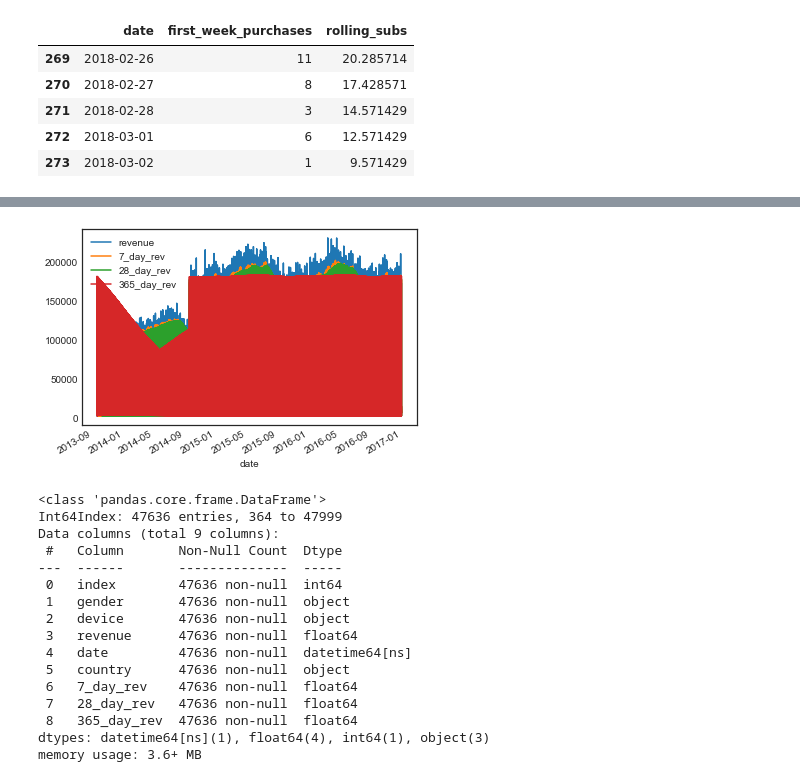
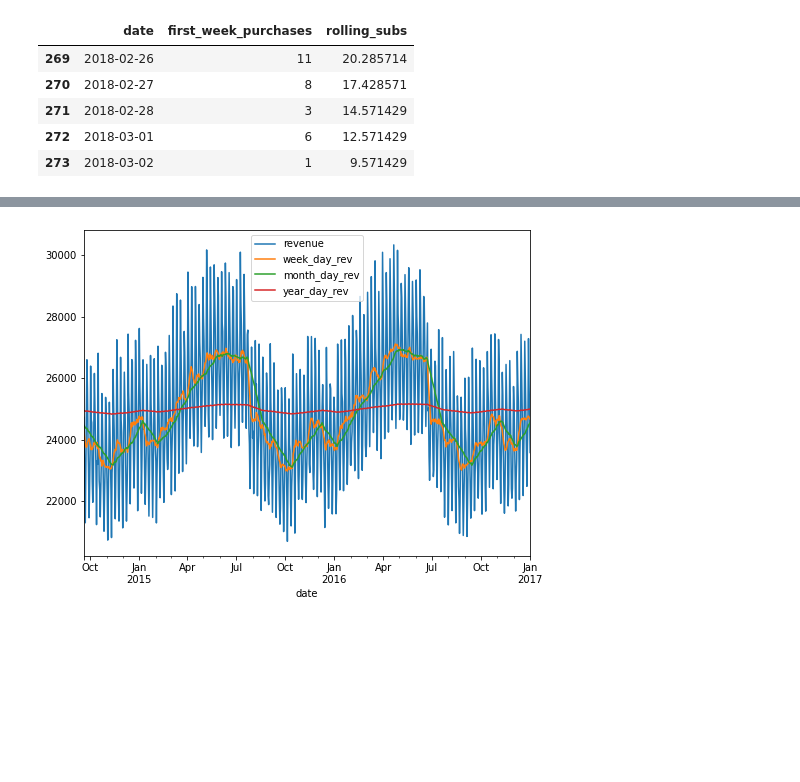
Before and after one commit to gokhankesler/med-app-a-b-testing, a Jupyter notebook: notebooks/2.0-gk-eda.ipynb, the cells around one changed output, grey strips where cells are left out. Saved outputs shown, nothing was run; the diff lists cells and outputs as text; code cells hidden in the pictures; blank space fills up the shorter version.

```diff
--- a/notebooks/2.0-gk-eda.ipynb
+++ b/notebooks/2.0-gk-eda.ipynb
@@ -212,5 +212,6 @@ usa_subscription.plot(x='date', y='rolling_subs')
 # %%
 daily_revenue = pd.read_csv('../data/interim/daily_revenue.csv', parse_dates=['date'], infer_datetime_format=True)
-
-daily_revenue.head()
+subscription = daily_revenue.groupby(by='date', as_index=False).agg({'revenue':'mean'})
+plt.figure(figsize=(10,8))
+subscription.head()
 # %% [output]
@@ -223,14 +225,15 @@ daily_revenue.head()
 # %%
 # Compute 7_day_rev
-daily_revenue['7_day_rev'] = daily_revenue.revenue.rolling(window=7,center=False).mean()
+subscription['week_day_rev'] = subscription.revenue.rolling(window=7,center=False).mean()
 
 # Compute 28_day_rev
-daily_revenue['28_day_rev'] = daily_revenue.revenue.rolling(window=28,center=False).mean()
+subscription['month_day_rev'] = subscription.revenue.rolling(window=28,center=False).mean()
 
 # Compute 365_day_rev
-daily_revenue['365_day_rev'] = daily_revenue.revenue.rolling(window=365,center=False).mean()
+subscription['year_day_rev'] = subscription.revenue.rolling(window=365,center=False).mean()
 
 # Plot date, and revenue, along with the 3 rolling functions (in order)
-daily_revenue.dropna(inplace=True)
-daily_revenue.info()
+subscription.dropna(inplace=True)
+
+subscription.head()
 # %% [output]
@@ -265,25 +251,6 @@ daily_revenue.describe()
 # %%
-daily_revenue.plot(x='date', y=['revenue', '7_day_rev', '28_day_rev', '365_day_rev' ])
 
+subscription.plot(x='date', y=['revenue','week_day_rev','month_day_rev','year_day_rev'], figsize=(8,6))
 plt.show()
 # %% [output]
-[figure, old version]
+[figure, new version]
-# %%
-daily_revenue.info()
-# %% [output]
-<class 'pandas.core.frame.DataFrame'>
-Int64Index: 47636 entries, 364 to 47999
-Data columns (total 9 columns):
- #   Column       Non-Null Count  Dtype
----  ------       --------------  -----
- 0   index        47636 non-null  int64
- 1   gender       47636 non-null  object
- 2   device       47636 non-null  object
- 3   revenue      47636 non-null  float64
- 4   date         47636 non-null  datetime64[ns]
- 5   country      47636 non-null  object
- 6   7_day_rev    47636 non-null  float64
- 7   28_day_rev   47636 non-null  float64
- 8   365_day_rev  47636 non-null  float64
-dtypes: datetime64[ns](1), float64(4), int64(1), object(3)
-memory usage: 3.6+ MB
```
Also changed, not shown: parts of 12 cells of this notebook, 1 other file.
